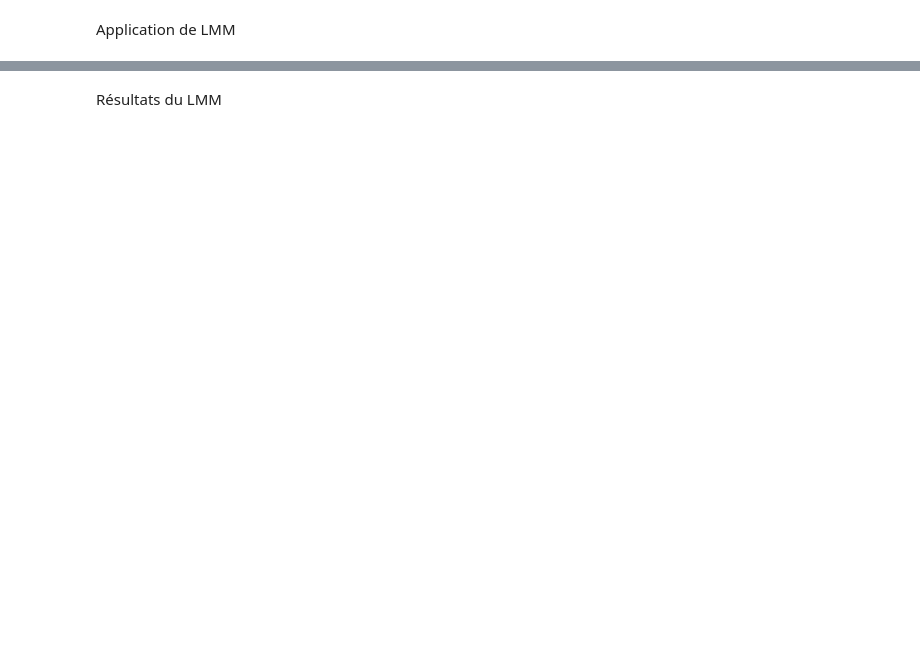
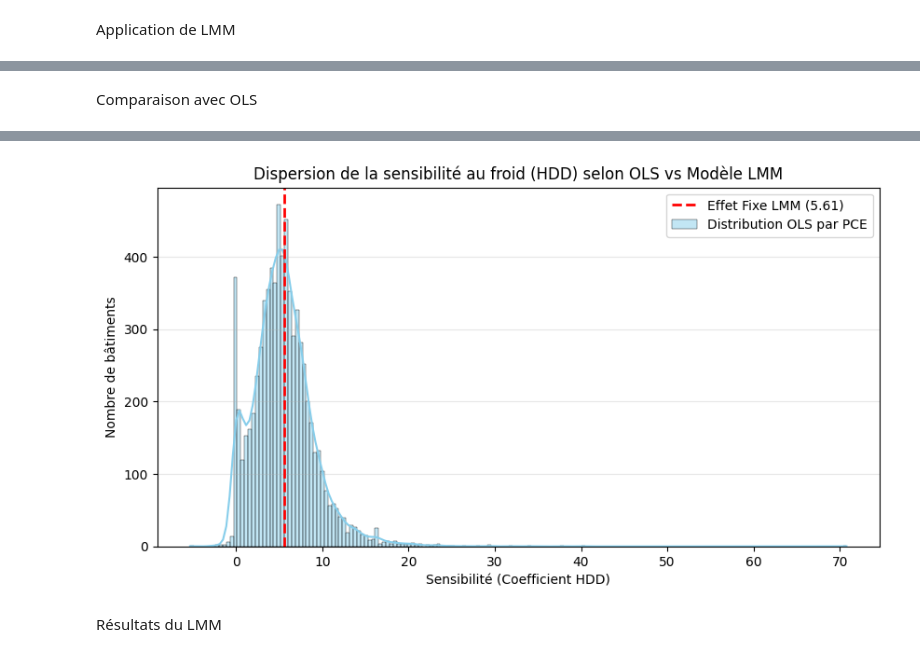
Before and after one commit to MatFerre/engie, a Jupyter notebook: original_method.ipynb, the cells around one changed output, grey strips where cells are left out. Drawn from its saved outputs; the diff is of its cells as text; code cells hidden in the pictures; blank space fills up the shorter version.

```diff
--- a/original_method.ipynb
+++ b/original_method.ipynb
@@ -17,11 +27,4 @@ df = df.sort_values(['pce', 'date_parsed'])
 
 # Création de la variable 'trend' (tendance temporelle)
 df['trend'] = (df['date_parsed'] - df['date_parsed'].min()).dt.days
-
-# Identification des variables de calendrier [cite: 42, 66]
-df['is_weekend'] = df['date_parsed'].dt.dayofweek.isin([5, 6]).astype(int)
-
-# Calcul des interactions HDD x Calendrier [cite: 66, 67]
-df['hdd_workday'] = df['hdd'] * (1 - df['is_weekend'])
-df['hdd_weekend'] = df['hdd'] * df['is_weekend']
 # %% [markdown]
@@ -215,0 +198,65 @@ Démarrage du modèle LMM...
+# %% [markdown]
+Comparaison avec OLS
+# %%
+df_comp = df_final.copy()
+
+# 3. Filtrage : on retire les HDD nuls
+df_comp = df_comp[df_comp['hdd'] > 0].copy()
+
+# 4. Formule du modèle (sans hdd_workday / hdd_offday)
+# On utilise is_off_day pour capter la baisse globale de conso les jours chômés
+formula = "valeur_energie_conso ~ hdd + trend + is_off_day"
+
+# ==========================================
+# ENTRAÎNEMENT DES MODÈLES
+# ==========================================
+
+# --- Modèle 1 : LMM (Effets Mixtes Globaux) ---
+print("Entraînement du modèle LMM en cours...")
+model_lmm = smf.mixedlm(formula, data=df_comp, groups=df_comp["pce"], re_formula="~hdd")
+result_lmm = model_lmm.fit(method=["lbfgs"], maxiter=600)
+
+# --- Modèle 2 : OLS (Individuels par PCE pour comparaison) ---
+print("Entraînement des modèles OLS individuels en cours...")
+results_ols = []
+
+for pce, group in df_comp.groupby('pce'):
+    if len(group) > 20:  # On s'assure d'avoir assez de points pour la régression
+        res = smf.ols(formula, data=group).fit()
+        results_ols.append({
+            'pce': pce,
+            'intercept_ols': res.params['Intercept'],
+            'hdd_ols': res.params['hdd'],
+            'is_off_day_ols': res.params.get('is_off_day', np.nan),
+            'r2': res.rsquared
+        })
+
+df_results_ols = pd.DataFrame(results_ols)
+
+# ==========================================
+# AFFICHAGE DES RÉSULTATS ET COMPARAISON
+# ==========================================
+
+print("\n=== RÉSUMÉ DES COEFFICIENTS FIXES (LMM) ===")
+# On affiche uniquement le tableau principal des paramètres pour plus de clarté
+print(result_lmm.summary().tables[1])
+
+print("\n=== COMPARAISON DE LA SENSIBILITÉ THERMIQUE (HDD) ===")
+hdd_mean_lmm = result_lmm.params['hdd']
+hdd_mean_ols = df_results_ols['hdd_ols'].mean()
+
+print(f"-> Coefficient HDD (LMM global)       : {hdd_mean_lmm:.4f}")
+print(f"-> Moyenne des coefficients HDD (OLS) : {hdd_mean_ols:.4f}")
+
+# --- Graphique de distribution ---
+plt.figure(figsize=(10, 5))
+sns.histplot(df_results_ols['hdd_ols'], kde=True, color='skyblue', label='Distribution OLS par PCE')
+plt.axvline(hdd_mean_lmm, color='red', linestyle='--', linewidth=2, label=f'Effet Fixe LMM ({hdd_mean_lmm:.2f})')
+
+plt.title("Dispersion de la sensibilité au froid (HDD) selon OLS vs Modèle LMM")
+plt.xlabel("Sensibilité (Coefficient HDD)")
+plt.ylabel("Nombre de bâtiments")
+plt.legend()
+plt.grid(axis='y', alpha=0.3)
+plt.show()
+# %% [output]
@@ -216,3 +279,4 @@ Démarrage du modèle LMM...
+[figure, added]
 # %% [markdown]
 Résultats du LMM
 # %%
```
Also changed, not shown: parts of 14 cells of this notebook, 2 other files.
